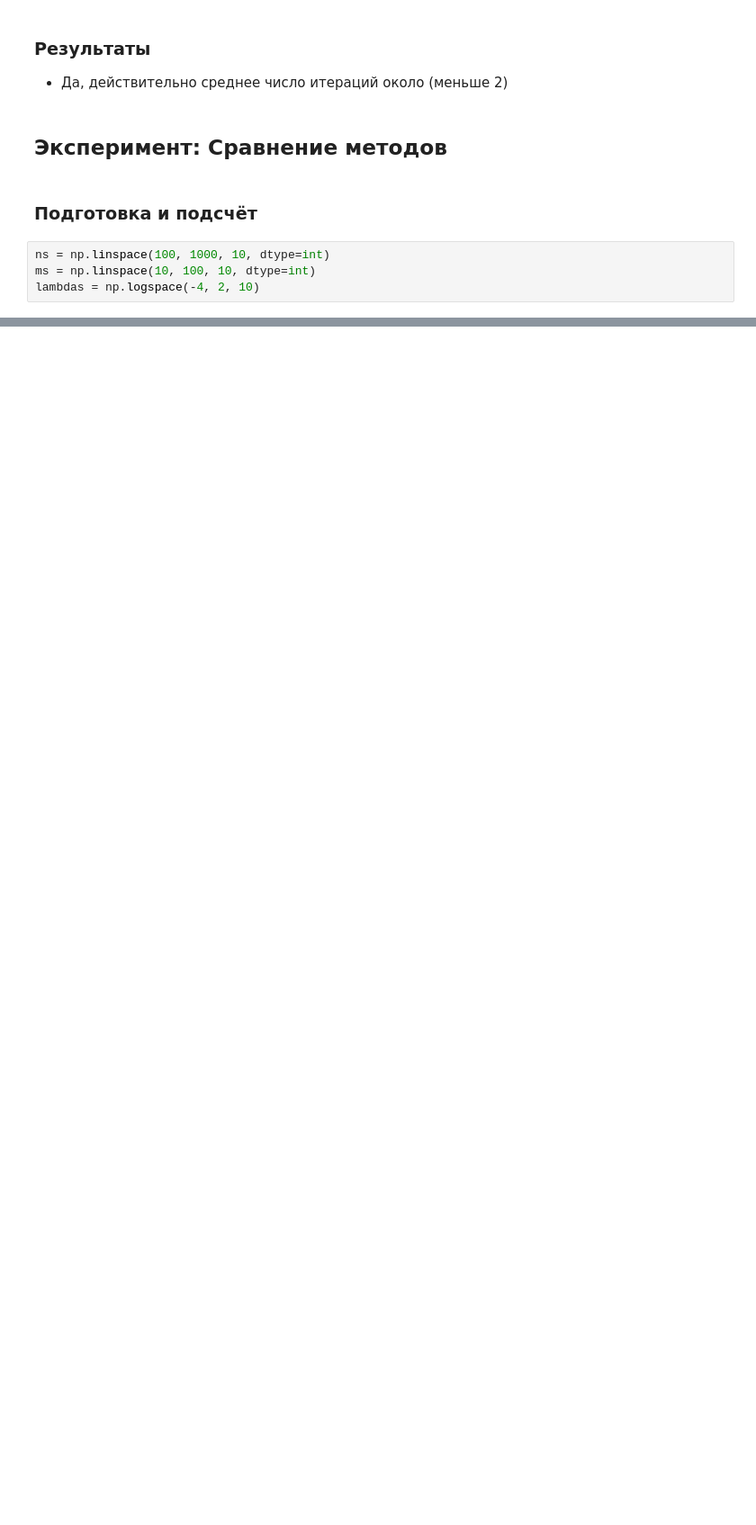
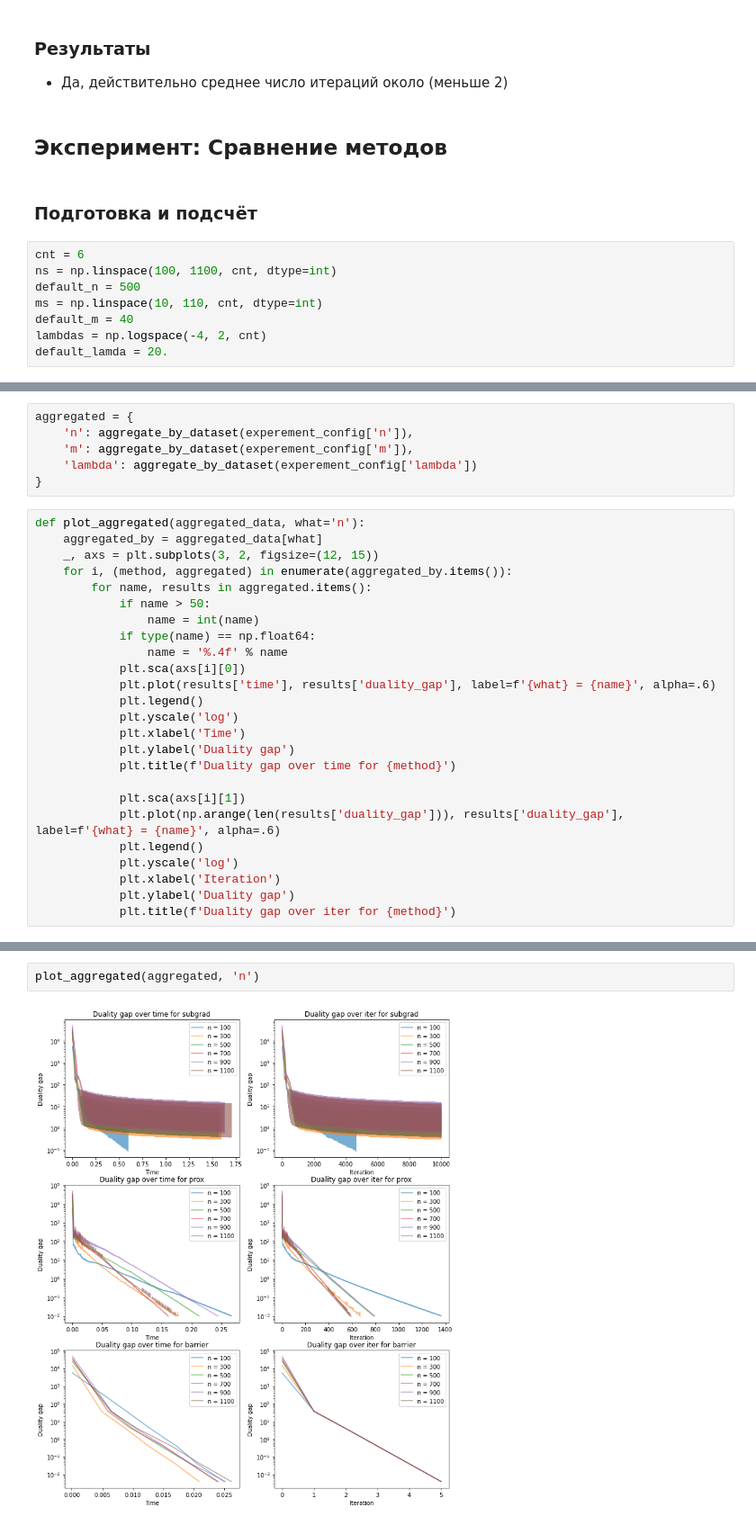
Before and after one commit to Panesher/Machine-Learning, a Jupyter notebook: OML/task4/otchet.ipynb, the cells around one changed output, grey strips where cells are left out. Shown at 90% size. Saved outputs shown, nothing was run; the diff lists cells and outputs as text; blank space fills up the shorter version.

```diff
--- a/OML/task4/otchet.ipynb
+++ b/OML/task4/otchet.ipynb
@@ -195,9 +195,13 @@ plt.show()
 # %% [markdown]
 ### Подготовка и подсчёт
 # %%
-ns = np.linspace(100, 1000, 10, dtype=int)
-ms = np.linspace(10, 100, 10, dtype=int)
-lambdas = np.logspace(-4, 2, 10)
+cnt = 6
+ns = np.linspace(100, 1100, cnt, dtype=int)
+default_n = 500
+ms = np.linspace(10, 110, cnt, dtype=int)
+default_m = 40
+lambdas = np.logspace(-4, 2, cnt)
+default_lamda = 20.
 # %%
 def get_method_config(method, oracle, kwargs):
     return {
@@ -264,0 +265,31 @@ for (name, data), (method_name, method_config) in product(experement_config.item
+# %%
+aggregated = {
+    'n': aggregate_by_dataset(experement_config['n']),
+    'm': aggregate_by_dataset(experement_config['m']),
+    'lambda': aggregate_by_dataset(experement_config['lambda'])
+}
+# %%
+def plot_aggregated(aggregated_data, what='n'):
+    aggregated_by = aggregated_data[what]
+    _, axs = plt.subplots(3, 2, figsize=(12, 15))
+    for i, (method, aggregated) in enumerate(aggregated_by.items()):
+        for name, results in aggregated.items():
+            if name > 50:
+                name = int(name)
+            if type(name) == np.float64:
+                name = '%.4f' % name
+            plt.sca(axs[i][0])
+            plt.plot(results['time'], results['duality_gap'], label=f'{what} = {name}', alpha=.6)
+            plt.legend()
+            plt.yscale('log')
+            plt.xlabel('Time')
+            plt.ylabel('Duality gap')
+            plt.title(f'Duality gap over time for {method}')
+
+            plt.sca(axs[i][1])
+            plt.plot(np.arange(len(results['duality_gap'])), results['duality_gap'], label=f'{what} = {name}', alpha=.6)
+            plt.legend()
+            plt.yscale('log')
+            plt.xlabel('Iteration')
+            plt.ylabel('Duality gap')
+            plt.title(f'Duality gap over iter for {method}')
@@ -264,0 +303,4 @@ for (name, data), (method_name, method_config) in product(experement_config.item
+# %%
+plot_aggregated(aggregated, 'n')
+# %% [output]
+[figure, added]
```
Also changed, not shown: parts of 17 cells of this notebook, 1 other file.
